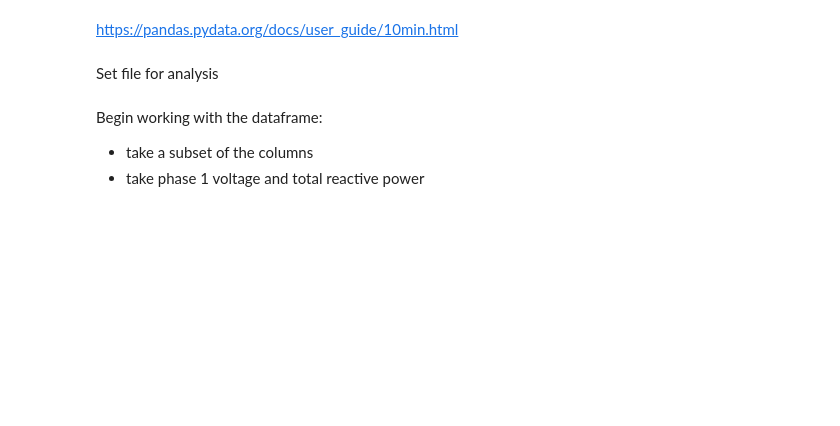
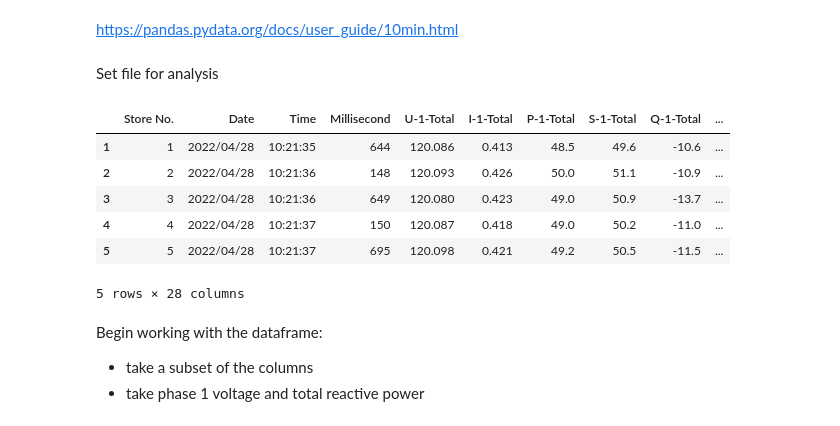
Before and after one commit to elco5/pandas, a Jupyter notebook: wt_viewer.ipynb, the cells around one changed output. Drawn from its saved outputs; the diff is of its cells as text; code cells hidden in the pictures; blank space fills up the shorter version.

Commit message:
test wt_viewer.ipynb for watt-var data

```diff
--- a/wt_viewer.ipynb
+++ b/wt_viewer.ipynb
@@ -9,11 +9,22 @@ from wt_import import Wt_Importer
 # %% [markdown]
 Set file for analysis
 # %%
-wt_full_sample = 'C:\\Users\\count\\dev\\pandas\\data\\PA_sample_data.csv'
-wt_short_sample = 'C:\\Users\\count\\dev\\pandas\\data\\PA_sample_data_short.csv'
-wt_micro_sample = "C:\\Users\\count\\dev\\pandas\\data\\PA_micro.csv"
+wt_full_sample = 'C:\\Users\\ecountrywood\\dev\\pandas\\data\\PA_sample_data.csv'
+wt_short_sample = 'C:\\Users\\ecountrywood\\dev\\pandas\\data\\PA_sample_data_short.csv'
+wt_micro_sample = "C:\\Users\\ecountrywood\\dev\\pandas\\data\\PA_micro.csv"
+vv_data_sample = "C:\\Users\\ecountrywood\\dev\\pandas\\data\\volt-var\\EUT_20_2.csv"
+watt_var_sample = "C:\\Users\\ecountrywood\\dev\\pandas\\data\\watt-var\\eut_100.csv"
 
-df = Wt_Importer(wt_full_sample).df
+df = Wt_Importer(watt_var_sample).df
+df.head()
+# %% [output]
+|  | Store No. | Date | Time | Millisecond | U-1-Total | I-1-Total | P-1-Total | S-1-Total | Q-1-Total | ... |
+| 1 | 1 | 2022/04/28 | 10:21:35 | 644 | 120.086 | 0.413 | 48.5 | 49.6 | -10.6 | ... |
+| 2 | 2 | 2022/04/28 | 10:21:36 | 148 | 120.093 | 0.426 | 50.0 | 51.1 | -10.9 | ... |
+| 3 | 3 | 2022/04/28 | 10:21:36 | 649 | 120.080 | 0.423 | 49.0 | 50.9 | -13.7 | ... |
+| 4 | 4 | 2022/04/28 | 10:21:37 | 150 | 120.087 | 0.418 | 49.0 | 50.2 | -11.0 | ... |
+| 5 | 5 | 2022/04/28 | 10:21:37 | 695 | 120.098 | 0.421 | 49.2 | 50.5 | -11.5 | ... |
+5 rows × 28 columns
 # %% [markdown]
 Begin working with the dataframe:
 - take a subset of the columns
```
Also changed, not shown: parts of 6 cells of this notebook, 6 other files.
